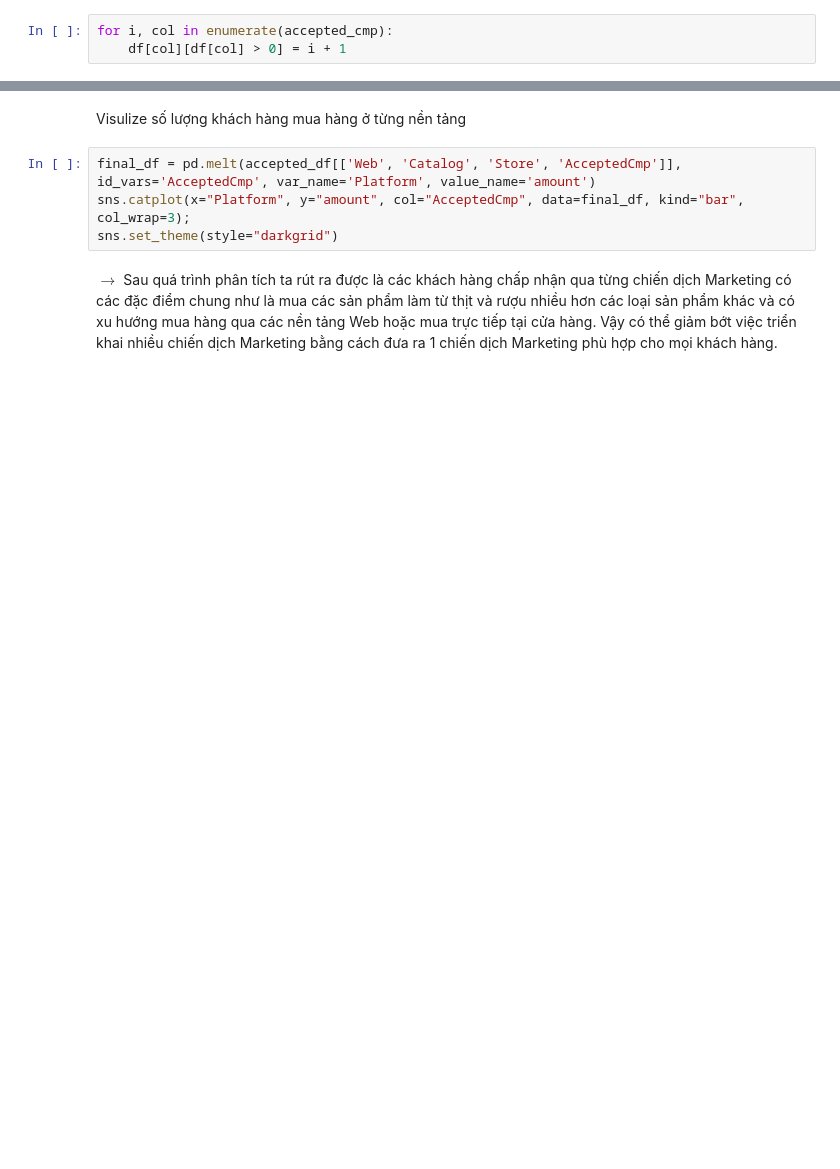
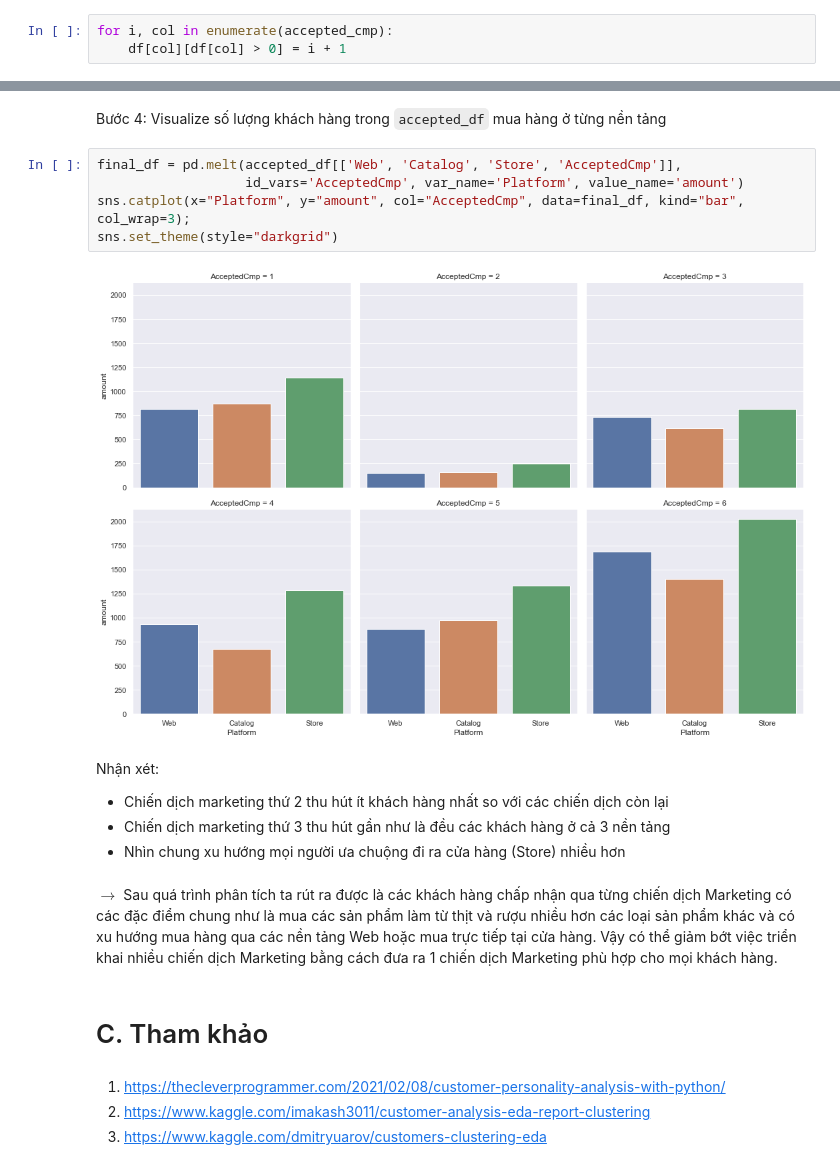
Before and after one commit to ngminhluong/CDS-EndTerm, a Jupyter notebook: Source/Main.ipynb, the cells around one changed output, grey strips where cells are left out. Cells and saved outputs as stored; diff of their text form; blank space fills up the shorter version.

```diff
--- a/Source/Main.ipynb
+++ b/Source/Main.ipynb
@@ -783,8 +1074,22 @@ sns.set_theme(style="darkgrid")
 # %% [markdown]
-Visulize số lượng khách hàng mua hàng ở từng nền tảng
+Bước 4: Visualize số lượng khách hàng trong `accepted_df` mua hàng ở từng nền tảng
 # %%
-final_df = pd.melt(accepted_df[['Web', 'Catalog', 'Store', 'AcceptedCmp']], id_vars='AcceptedCmp', var_name='Platform', value_name='amount')
+final_df = pd.melt(accepted_df[['Web', 'Catalog', 'Store', 'AcceptedCmp']],
+                   id_vars='AcceptedCmp', var_name='Platform', value_name='amount')
 sns.catplot(x="Platform", y="amount", col="AcceptedCmp", data=final_df, kind="bar", col_wrap=3);
 sns.set_theme(style="darkgrid")
+# %% [output]
+[figure, added]
+# %% [markdown]
+Nhận xét:
+- Chiến dịch marketing thứ 2 thu hút ít khách hàng nhất so với các chiến dịch còn lại
+- Chiến dịch marketing thứ 3 thu hút gần như là đều các khách hàng ở cả 3 nền tảng
+- Nhìn chung xu hướng mọi người ưa chuộng đi ra cửa hàng (Store) nhiều hơn
 # %% [markdown]
 $\to$ Sau quá trình phân tích ta rút ra được là các khách hàng chấp nhận qua từng chiến dịch Marketing có các đặc điểm chung như là mua các sản phẩm làm từ thịt và rượu nhiều hơn các loại sản phẩm khác và có xu hướng mua hàng qua các nền tảng Web hoặc mua trực tiếp tại cửa hàng. Vậy có thể giảm bớt việc triển khai nhiều chiến dịch Marketing bằng cách đưa ra 1 chiến dịch Marketing phù hợp cho mọi khách hàng.
+# %% [markdown]
+# C. Tham khảo
+# %% [markdown]
+1. https://thecleverprogrammer.com/2021/02/08/customer-personality-analysis-with-python/
+2. https://www.kaggle.com/imakash3011/customer-analysis-eda-report-clustering
+3. https://www.kaggle.com/dmitryuarov/customers-clustering-eda
```
Also changed, not shown: parts of 112 cells of this notebook.
